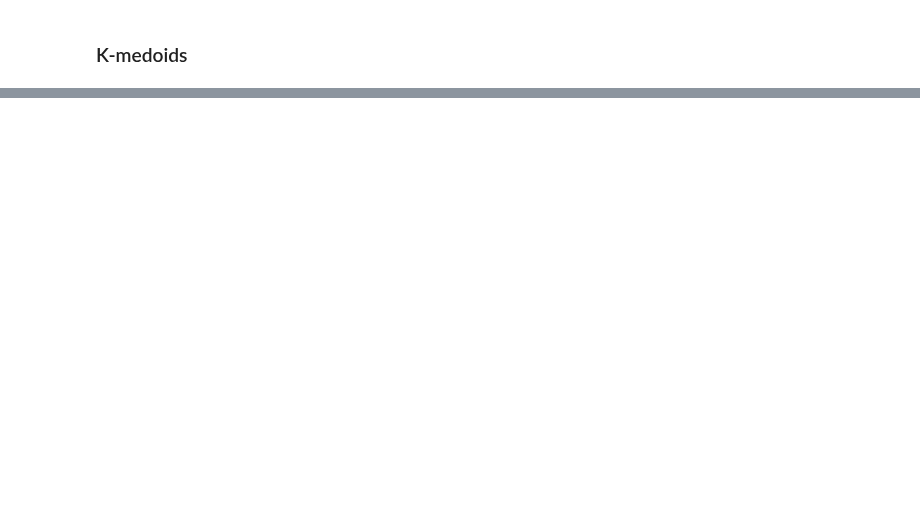
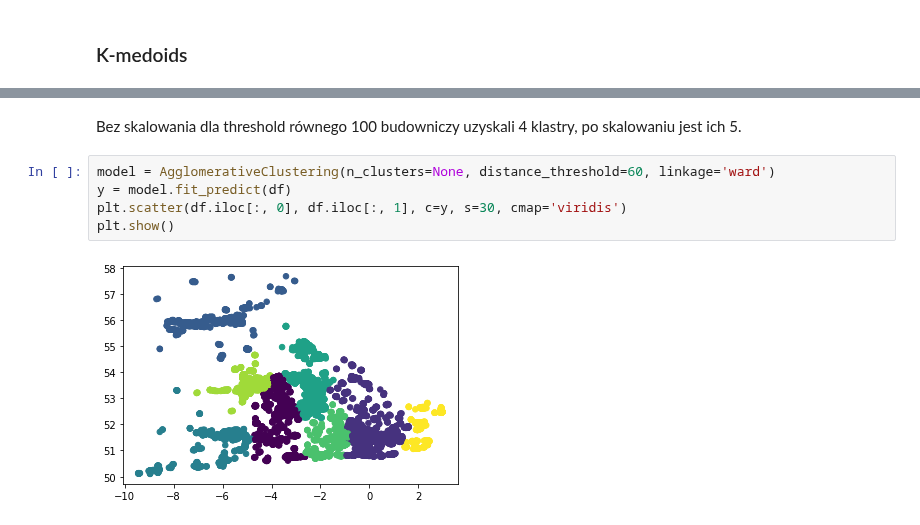
Before and after one commit to malwina0/2022L-ML, a Jupyter notebook: ZD5/ZD5_Piwko_Wojewoda.ipynb, the cells around one changed output, grey strips where cells are left out. Cells and saved outputs as stored; diff of their text form; blank space fills up the shorter version.

```diff
--- a/ZD5/ZD5_Piwko_Wojewoda.ipynb
+++ b/ZD5/ZD5_Piwko_Wojewoda.ipynb
@@ -125,0 +154,9 @@ Można zauważyć, że według tej miary najoptymalniejszym doborem liczby klast
+# %% [markdown]
+Bez skalowania dla threshold równego 100 budowniczy uzyskali 4 klastry, po skalowaniu jest ich 5.
+# %%
+model = AgglomerativeClustering(n_clusters=None, distance_threshold=60, linkage='ward')
+y = model.fit_predict(df)
+plt.scatter(df.iloc[:, 0], df.iloc[:, 1], c=y, s=30, cmap='viridis')
+plt.show()
+# %% [output]
+[figure, added]
```
Also changed, not shown: parts of 20 cells of this notebook, 1 other file.
